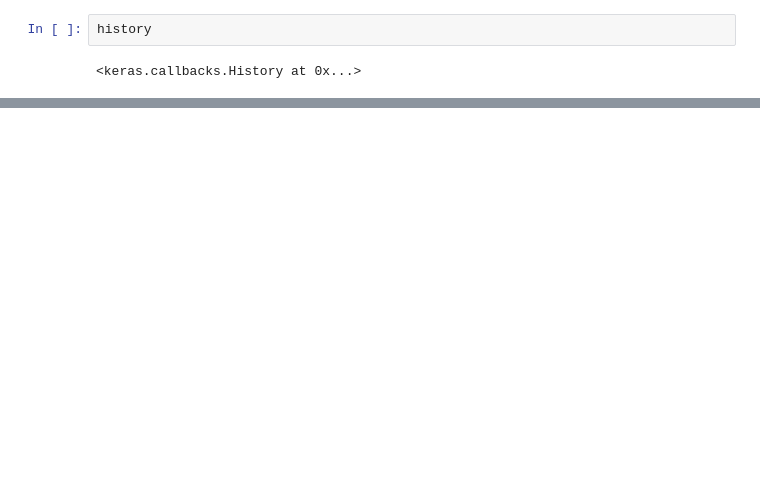
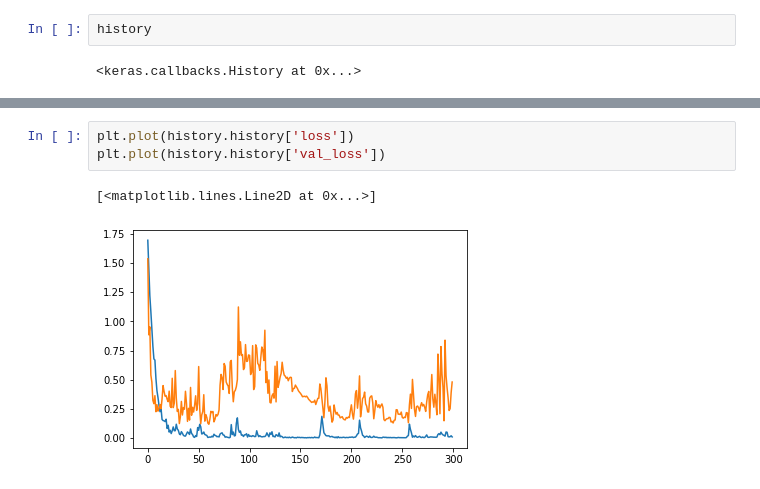
Before and after one commit to rakso-dev/TIA_proyecto, a Jupyter notebook: proyecto_TIA.ipynb, the cells around one changed output, grey strips where cells are left out. Drawn from its saved outputs; the diff is of its cells as text; blank space fills up the shorter version.

```diff
--- a/proyecto_TIA.ipynb
+++ b/proyecto_TIA.ipynb
@@ -112,0 +108,6 @@ axarr[1].plot(history.history['val_loss'])
+# %%
+plt.plot(history.history['loss'])
+plt.plot(history.history['val_loss'])
+# %% [output]
+[<matplotlib.lines.Line2D at 0x...>]
+[figure, added]
```
Also changed, not shown: parts of 3 cells of this notebook.
